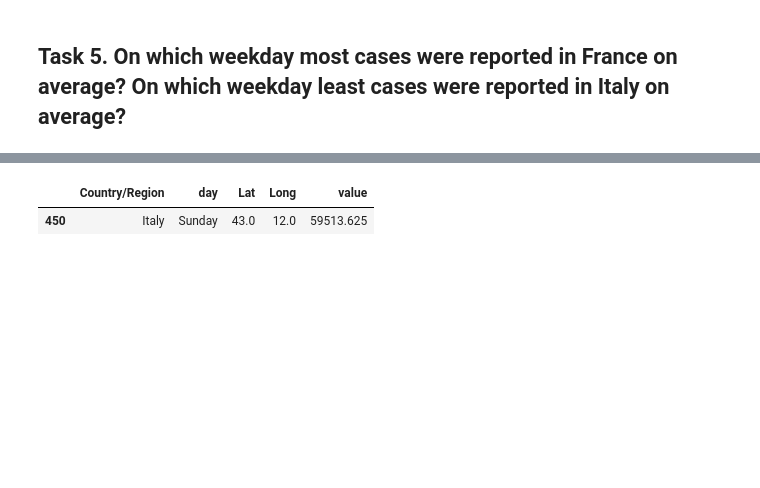
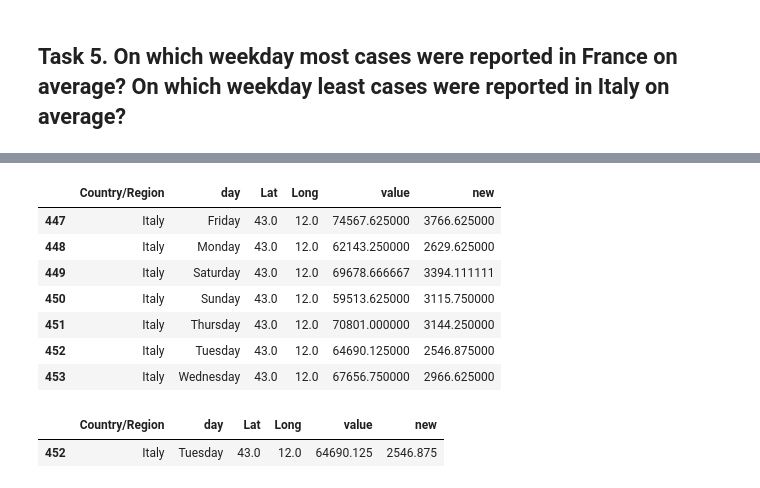
Before and after one commit to demidafonichev/hse-data-science-in-business-2020, a Jupyter notebook: HW1/HW1.ipynb, the cells around one changed output, grey strips where cells are left out. Cells and saved outputs as stored; diff of their text form; code cells hidden in the pictures; blank space fills up the shorter version.

```diff
--- a/HW1/HW1.ipynb
+++ b/HW1/HW1.ipynb
@@ -31,3 +31,9 @@ df_conf.head()
 | 2 | NaN | Afghanistan | 33.0 | 65.0 | 1/24/20 | 0 |
 | 3 | NaN | Afghanistan | 33.0 | 65.0 | 1/25/20 | 0 |
 | 4 | NaN | Afghanistan | 33.0 | 65.0 | 1/26/20 | 0 |
+# %%
+df_conf['new'] = df_conf.value
+df_conf.new = df_conf.new - df_conf.new.shift(1)
+df_conf.new = df_conf.new.fillna(0)
+df_conf.loc[df_conf.new < 0, 'new'] = 0
+df_conf.head()
@@ -226,6 +250,17 @@ france_weekday[france_weekday['value'] == max(france_weekday['value'])]
 # %%
 italy_weekday = country_weekday[country_weekday['Country/Region'] == 'Italy']
-italy_weekday[italy_weekday['value'] == min(italy_weekday['value'])]
+italy_weekday
 # %% [output]
-|  | Country/Region | day | Lat | Long | value |
-| 450 | Italy | Sunday | 43.0 | 12.0 | 59513.625 |
+|  | Country/Region | day | Lat | Long | value | new |
+| 447 | Italy | Friday | 43.0 | 12.0 | 74567.625000 | 3766.625000 |
+| 448 | Italy | Monday | 43.0 | 12.0 | 62143.250000 | 2629.625000 |
+| 449 | Italy | Saturday | 43.0 | 12.0 | 69678.666667 | 3394.111111 |
+| 450 | Italy | Sunday | 43.0 | 12.0 | 59513.625000 | 3115.750000 |
+| 451 | Italy | Thursday | 43.0 | 12.0 | 70801.000000 | 3144.250000 |
+| 452 | Italy | Tuesday | 43.0 | 12.0 | 64690.125000 | 2546.875000 |
+| 453 | Italy | Wednesday | 43.0 | 12.0 | 67656.750000 | 2966.625000 |
+# %%
+italy_weekday[italy_weekday.new == min(italy_weekday.new)]
+# %% [output]
+|  | Country/Region | day | Lat | Long | value | new |
+| 452 | Italy | Tuesday | 43.0 | 12.0 | 64690.125 | 2546.875 |
```
Also changed, not shown: parts of 13 cells of this notebook.
